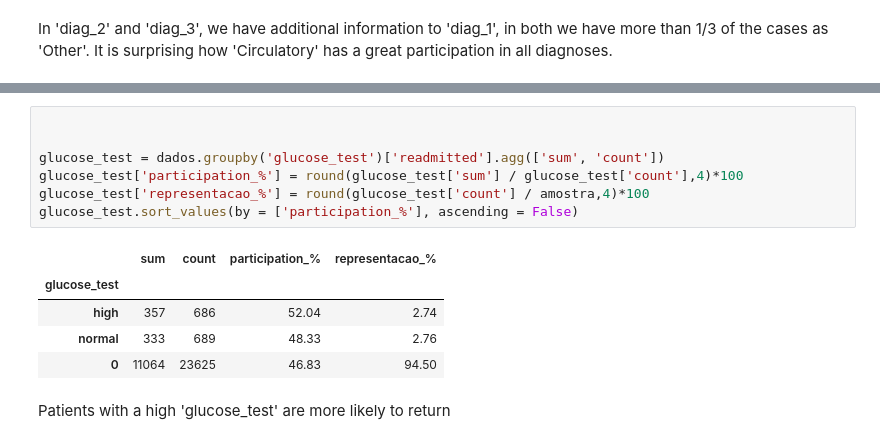
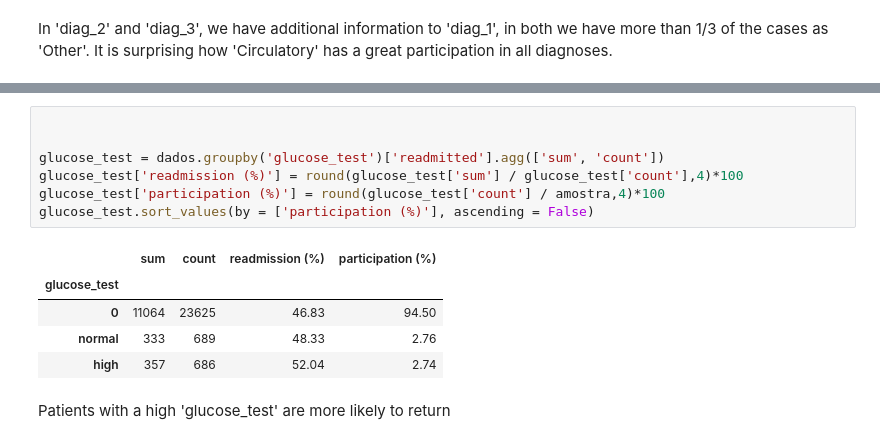
Before and after one commit to andreggalvao/hospitals_readmissions, a Jupyter notebook: hosp_readmissions org.ipynb, the cells around one changed output, grey strips where cells are left out. Cells and saved outputs as stored; diff of their text form.

```diff
--- a/hosp_readmissions org.ipynb
+++ b/hosp_readmissions org.ipynb
@@ -489,15 +522,15 @@ In 'diag_2' and 'diag_3', we have additional information to 'diag_1', in both we
 # %%
 
 
 glucose_test = dados.groupby('glucose_test')['readmitted'].agg(['sum', 'count'])
-glucose_test['participation_%'] = round(glucose_test['sum'] / glucose_test['count'],4)*100
-glucose_test['representacao_%'] = round(glucose_test['count'] / amostra,4)*100
-glucose_test.sort_values(by = ['participation_%'], ascending = False)
+glucose_test['readmission (%)'] = round(glucose_test['sum'] / glucose_test['count'],4)*100
+glucose_test['participation (%)'] = round(glucose_test['count'] / amostra,4)*100
+glucose_test.sort_values(by = ['participation (%)'], ascending = False)
 # %% [output]
-|  | sum | count | participation_% | representacao_% |
+|  | sum | count | readmission (%) | participation (%) |
 | glucose_test |  |  |  |  |
+| 0 | 11064 | 23625 | 46.83 | 94.50 |
+| normal | 333 | 689 | 48.33 | 2.76 |
 | high | 357 | 686 | 52.04 | 2.74 |
-| normal | 333 | 689 | 48.33 | 2.76 |
-| 0 | 11064 | 23625 | 46.83 | 94.50 |
 # %% [markdown]
 Patients with a high 'glucose_test' are more likely to return
```
Also changed, not shown: parts of 60 cells of this notebook, 1 other file.
